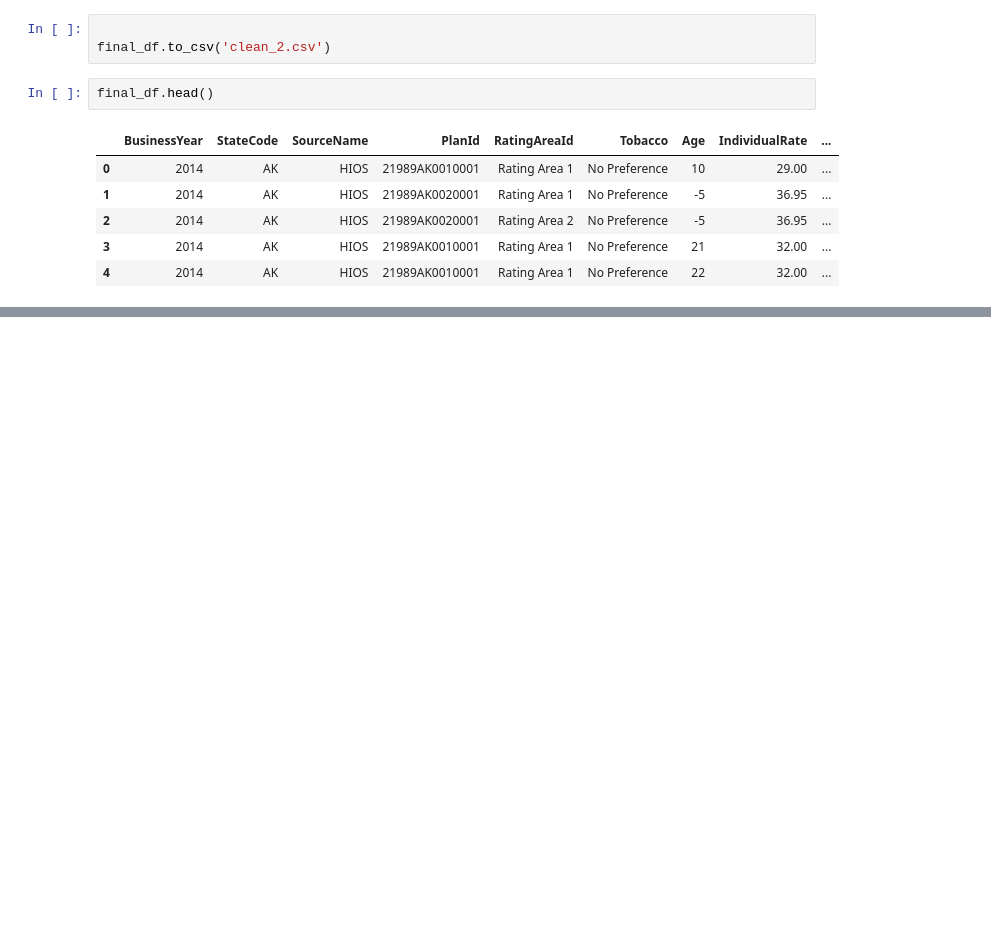
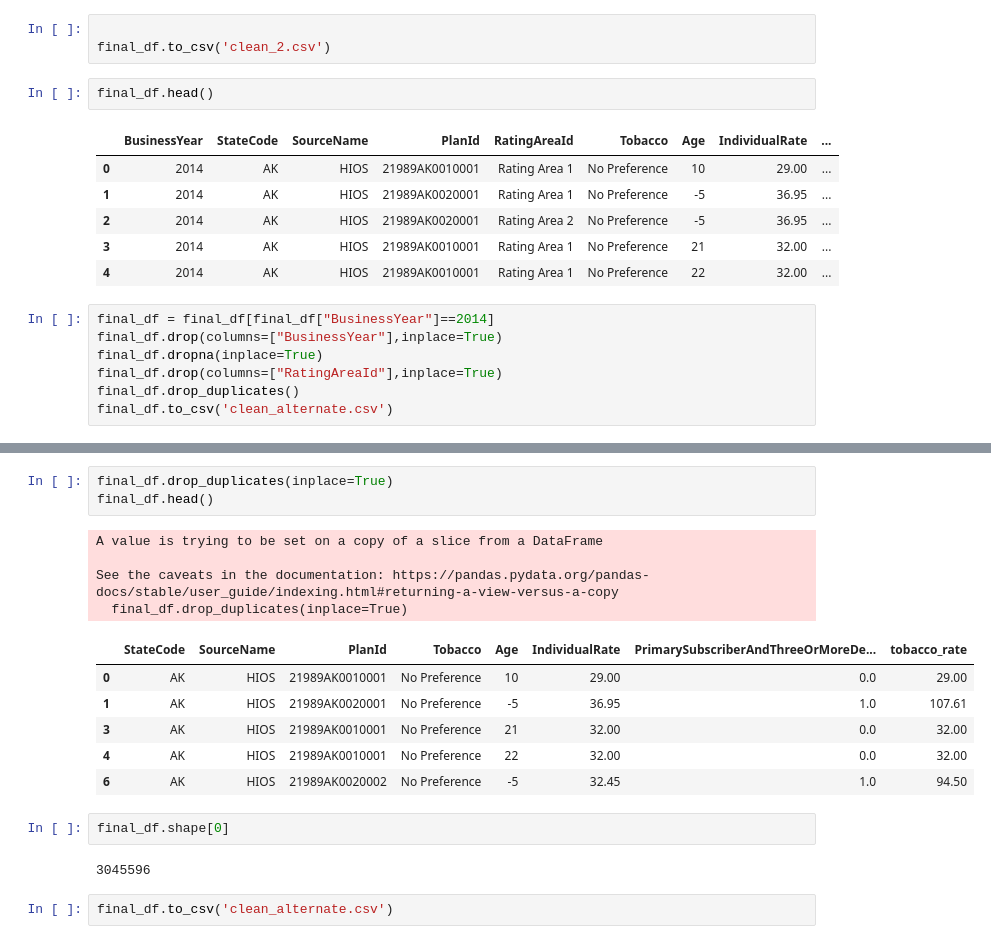
Before and after one commit to amanpreetbatra/big_data_project, a Jupyter notebook: Rate CSV Data Explolartion/Rate_Data_Exploration.ipynb, the cells around one changed output, grey strips where cells are left out. Drawn from its saved outputs; the diff is of its cells as text; blank space fills up the shorter version.

Commit message:
Further cleaned the rate.csv data to reduce the size.

```diff
--- a/Rate CSV Data Explolartion/Rate_Data_Exploration.ipynb
+++ b/Rate CSV Data Explolartion/Rate_Data_Exploration.ipynb
@@ -220,3 +172,10 @@ final_df.head()
 | 2 | 2014 | AK | HIOS | 21989AK0020001 | Rating Area 2 | No Preference | -5 | 36.95 | ... |
 | 3 | 2014 | AK | HIOS | 21989AK0010001 | Rating Area 1 | No Preference | 21 | 32.00 | ... |
 | 4 | 2014 | AK | HIOS | 21989AK0010001 | Rating Area 1 | No Preference | 22 | 32.00 | ... |
+# %%
+final_df = final_df[final_df["BusinessYear"]==2014]
+final_df.drop(columns=["BusinessYear"],inplace=True)
+final_df.dropna(inplace=True)
+final_df.drop(columns=["RatingAreaId"],inplace=True)
+final_df.drop_duplicates()
+final_df.to_csv('clean_alternate.csv')
@@ -222,0 +195,20 @@ final_df.head()
+# %%
+final_df.drop_duplicates(inplace=True)
+final_df.head()
+# %% [output]
+A value is trying to be set on a copy of a slice from a DataFrame
+
+See the caveats in the documentation: https://pandas.pydata.org/pandas-docs/stable/user_guide/indexing.html#returning-a-view-versus-a-copy
+  final_df.drop_duplicates(inplace=True)
+|  | StateCode | SourceName | PlanId | Tobacco | Age | IndividualRate | PrimarySubscriberAndThreeOrMoreDe... | tobacco_rate |
+| 0 | AK | HIOS | 21989AK0010001 | No Preference | 10 | 29.00 | 0.0 | 29.00 |
+| 1 | AK | HIOS | 21989AK0020001 | No Preference | -5 | 36.95 | 1.0 | 107.61 |
+| 3 | AK | HIOS | 21989AK0010001 | No Preference | 21 | 32.00 | 0.0 | 32.00 |
+| 4 | AK | HIOS | 21989AK0010001 | No Preference | 22 | 32.00 | 0.0 | 32.00 |
+| 6 | AK | HIOS | 21989AK0020002 | No Preference | -5 | 32.45 | 1.0 | 94.50 |
+# %%
+final_df.shape[0]
+# %% [output]
+3045596
+# %%
+final_df.to_csv('clean_alternate.csv')
```
Also changed, not shown: parts of 12 cells of this notebook.
